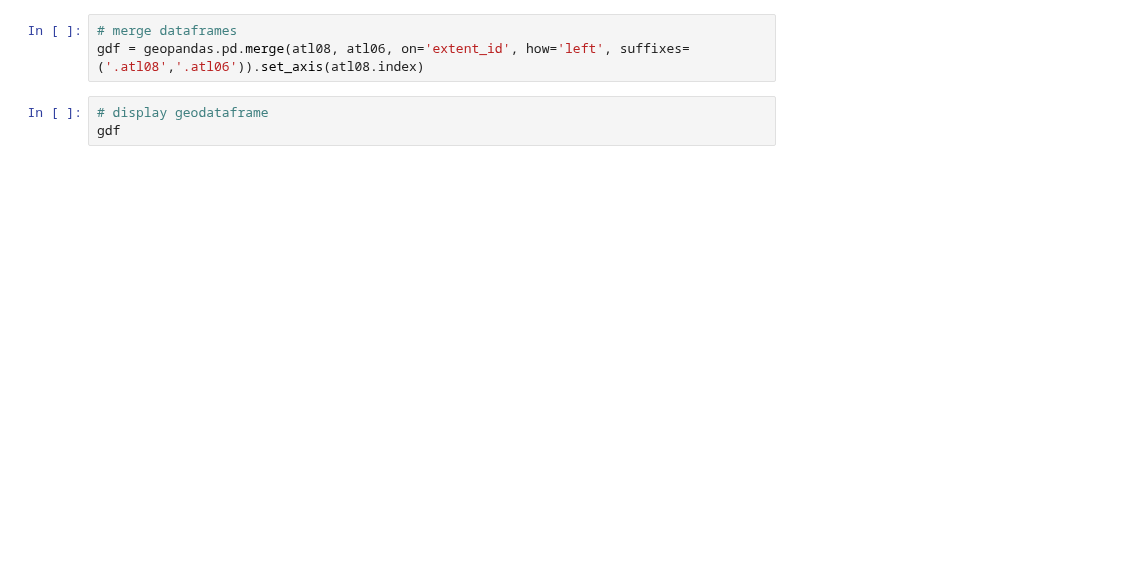
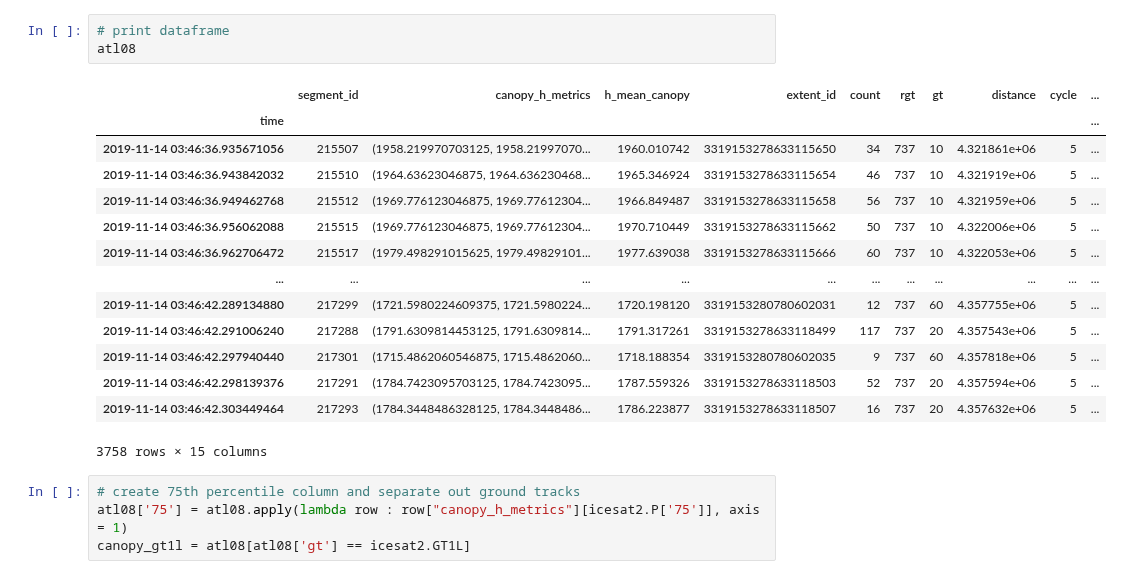
Before and after one commit to SlideRuleEarth/sliderule-python, a Jupyter notebook: examples/PhoREAL.ipynb, the cells around one changed output. Saved outputs shown, nothing was run; the diff lists cells and outputs as text; blank space fills up the shorter version.

```diff
--- a/examples/PhoREAL.ipynb
+++ b/examples/PhoREAL.ipynb
@@ -31,6 +38,22 @@ atl08 = icesat2.atl08p(parms, asset="nsidc-s3", keep_id=True)
-# %%
-# merge dataframes
-gdf = geopandas.pd.merge(atl08, atl06, on='extent_id', how='left', suffixes=('.atl08','.atl06')).set_axis(atl08.index)
-# %%
-# display geodataframe
-gdf
+# %%
+# print dataframe
+atl08
+# %% [output]
+|  | segment_id | canopy_h_metrics | h_mean_canopy | extent_id | count | rgt | gt | distance | cycle | ... |
+| time |  |  |  |  |  |  |  |  |  | ... |
+| 2019-11-14 03:46:36.935671056 | 215507 | (1958.219970703125, 1958.21997070... | 1960.010742 | 3319153278633115650 | 34 | 737 | 10 | 4.321861e+06 | 5 | ... |
+| 2019-11-14 03:46:36.943842032 | 215510 | (1964.63623046875, 1964.636230468... | 1965.346924 | 3319153278633115654 | 46 | 737 | 10 | 4.321919e+06 | 5 | ... |
+| 2019-11-14 03:46:36.949462768 | 215512 | (1969.776123046875, 1969.77612304... | 1966.849487 | 3319153278633115658 | 56 | 737 | 10 | 4.321959e+06 | 5 | ... |
+| 2019-11-14 03:46:36.956062088 | 215515 | (1969.776123046875, 1969.77612304... | 1970.710449 | 3319153278633115662 | 50 | 737 | 10 | 4.322006e+06 | 5 | ... |
+| 2019-11-14 03:46:36.962706472 | 215517 | (1979.498291015625, 1979.49829101... | 1977.639038 | 3319153278633115666 | 60 | 737 | 10 | 4.322053e+06 | 5 | ... |
+| ... | ... | ... | ... | ... | ... | ... | ... | ... | ... | ... |
+| 2019-11-14 03:46:42.289134880 | 217299 | (1721.5980224609375, 1721.5980224... | 1720.198120 | 3319153280780602031 | 12 | 737 | 60 | 4.357755e+06 | 5 | ... |
+| 2019-11-14 03:46:42.291006240 | 217288 | (1791.6309814453125, 1791.6309814... | 1791.317261 | 3319153278633118499 | 117 | 737 | 20 | 4.357543e+06 | 5 | ... |
+| 2019-11-14 03:46:42.297940440 | 217301 | (1715.4862060546875, 1715.4862060... | 1718.188354 | 3319153280780602035 | 9 | 737 | 60 | 4.357818e+06 | 5 | ... |
+| 2019-11-14 03:46:42.298139376 | 217291 | (1784.7423095703125, 1784.7423095... | 1787.559326 | 3319153278633118503 | 52 | 737 | 20 | 4.357594e+06 | 5 | ... |
+| 2019-11-14 03:46:42.303449464 | 217293 | (1784.3448486328125, 1784.3448486... | 1786.223877 | 3319153278633118507 | 16 | 737 | 20 | 4.357632e+06 | 5 | ... |
+3758 rows × 15 columns
+# %%
+# create 75th percentile column and separate out ground tracks
+atl08['75'] = atl08.apply(lambda row : row["canopy_h_metrics"][icesat2.P['75']], axis = 1)
+canopy_gt1l = atl08[atl08['gt'] == icesat2.GT1L]
```
Also changed, not shown: parts of 9 cells of this notebook, 1 other file.
